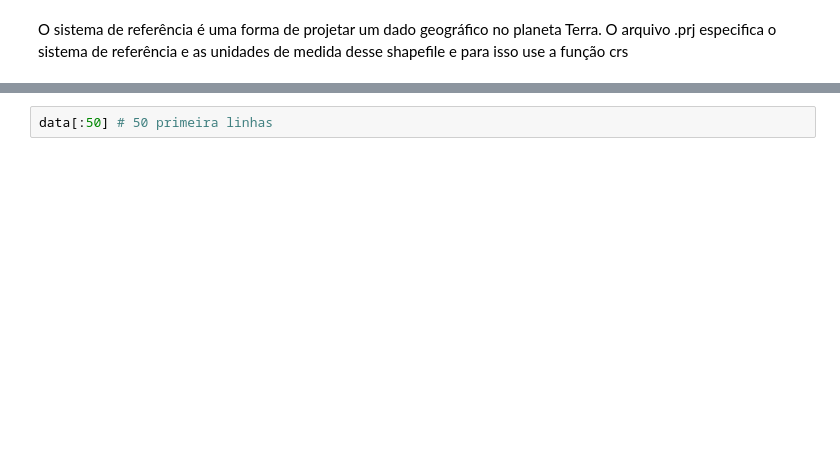
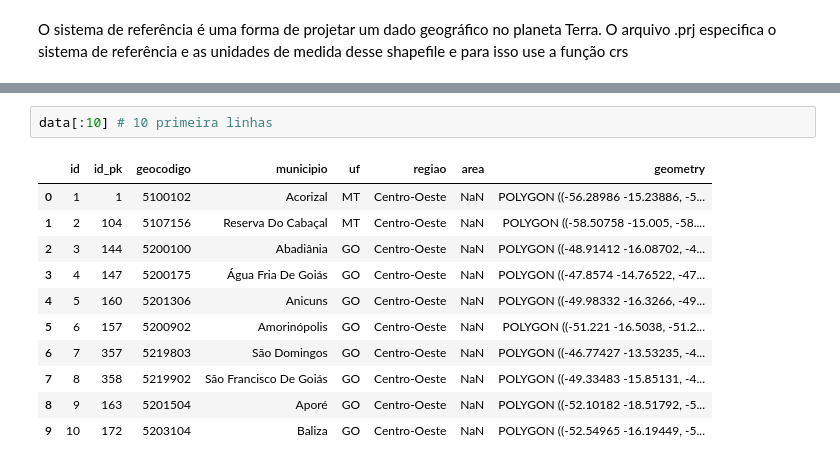
Before and after one commit to JoaoM199/geoprocessamento, a Jupyter notebook: python_gis/geopandas.ipynb, the cells around one changed output, grey strips where cells are left out. Drawn from its saved outputs; the diff is of its cells as text; blank space fills up the shorter version.

```diff
--- a/python_gis/geopandas.ipynb
+++ b/python_gis/geopandas.ipynb
@@ -24,2 +48,14 @@ data.crs
 # %%
-data[:50] # 50 primeira linhas
+data[:10] # 10 primeira linhas
+# %% [output]
+|  | id | id_pk | geocodigo | municipio | uf | regiao | area | geometry |
+| 0 | 1 | 1 | 5100102 | Acorizal | MT | Centro-Oeste | NaN | POLYGON ((-56.28986 -15.23886, -5... |
+| 1 | 2 | 104 | 5107156 | Reserva Do Cabaçal | MT | Centro-Oeste | NaN | POLYGON ((-58.50758 -15.005, -58.... |
+| 2 | 3 | 144 | 5200100 | Abadiânia | GO | Centro-Oeste | NaN | POLYGON ((-48.91412 -16.08702, -4... |
+| 3 | 4 | 147 | 5200175 | Água Fria De Goiás | GO | Centro-Oeste | NaN | POLYGON ((-47.8574 -14.76522, -47... |
+| 4 | 5 | 160 | 5201306 | Anicuns | GO | Centro-Oeste | NaN | POLYGON ((-49.98332 -16.3266, -49... |
+| 5 | 6 | 157 | 5200902 | Amorinópolis | GO | Centro-Oeste | NaN | POLYGON ((-51.221 -16.5038, -51.2... |
+| 6 | 7 | 357 | 5219803 | São Domingos | GO | Centro-Oeste | NaN | POLYGON ((-46.77427 -13.53235, -4... |
+| 7 | 8 | 358 | 5219902 | São Francisco De Goiás | GO | Centro-Oeste | NaN | POLYGON ((-49.33483 -15.85131, -4... |
+| 8 | 9 | 163 | 5201504 | Aporé | GO | Centro-Oeste | NaN | POLYGON ((-52.10182 -18.51792, -5... |
+| 9 | 10 | 172 | 5203104 | Baliza | GO | Centro-Oeste | NaN | POLYGON ((-52.54965 -16.19449, -5... |
```
Also changed, not shown: parts of 11 cells of this notebook, 8 other files.
